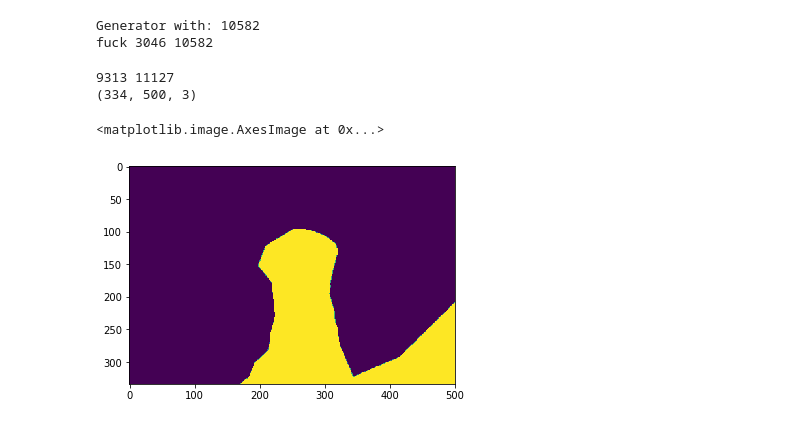
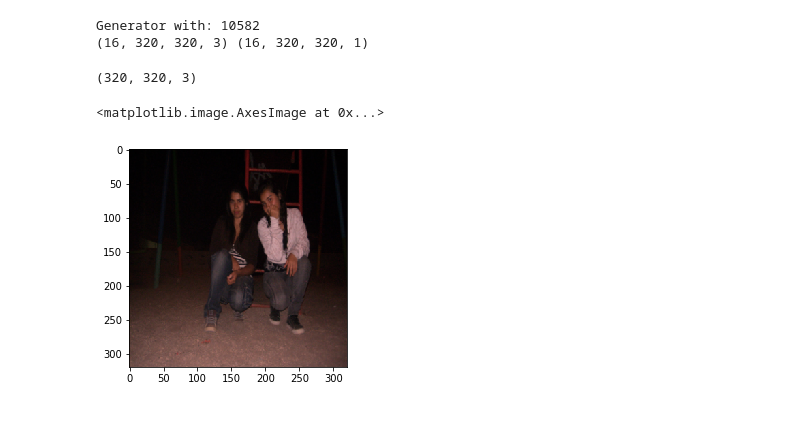
Before and after one commit to oisincar/TF2-FCN, a Jupyter notebook: DataLoad.ipynb, the cells around one changed output. Cells and saved outputs as stored; diff of their text form; code cells hidden in the pictures.

```diff
--- a/DataLoad.ipynb
+++ b/DataLoad.ipynb
@@ -16,6 +19,10 @@ label_dir       = os.path.expanduser('~/.keras/datasets/VOC2012/combined_annotat
 data_suffix='.jpg'
 label_suffix='.png'
 classes = 21
+# %%
+target_size=(320,320)
+
+a = np.empty( ((1,) + target_size + (1,)) )
 # %%
 
 
@@ -86,20 +108,20 @@ data_gen = inf_generator(train_file_path, do_random_transform=True)
 # %%
 a, b = next(data_gen)
+print(a.shape, b.shape)
 # %% [output]
 Generator with: 10582
-fuck 3046 10582
+(16, 320, 320, 3) (16, 320, 320, 1)
 # %%
 x, y = next(data_gen)
 
 print(x[0].shape)
 
-#plt.imshow(x[0,:,:,:])
-plt.imshow(y[0,:,:,0])
+plt.imshow(x[0,:,:,:])
+#plt.imshow(y[0,:,:,0])
 # %% [output]
-9313 11127
-(334, 500, 3)
+(320, 320, 3)
 <matplotlib.image.AxesImage at 0x...>
-[figure, old version]
+[figure, new version]
 # %%
 from tensorflow.keras.callbacks import *
 
```
Also changed, not shown: parts of 5 cells of this notebook, 2 other files.
